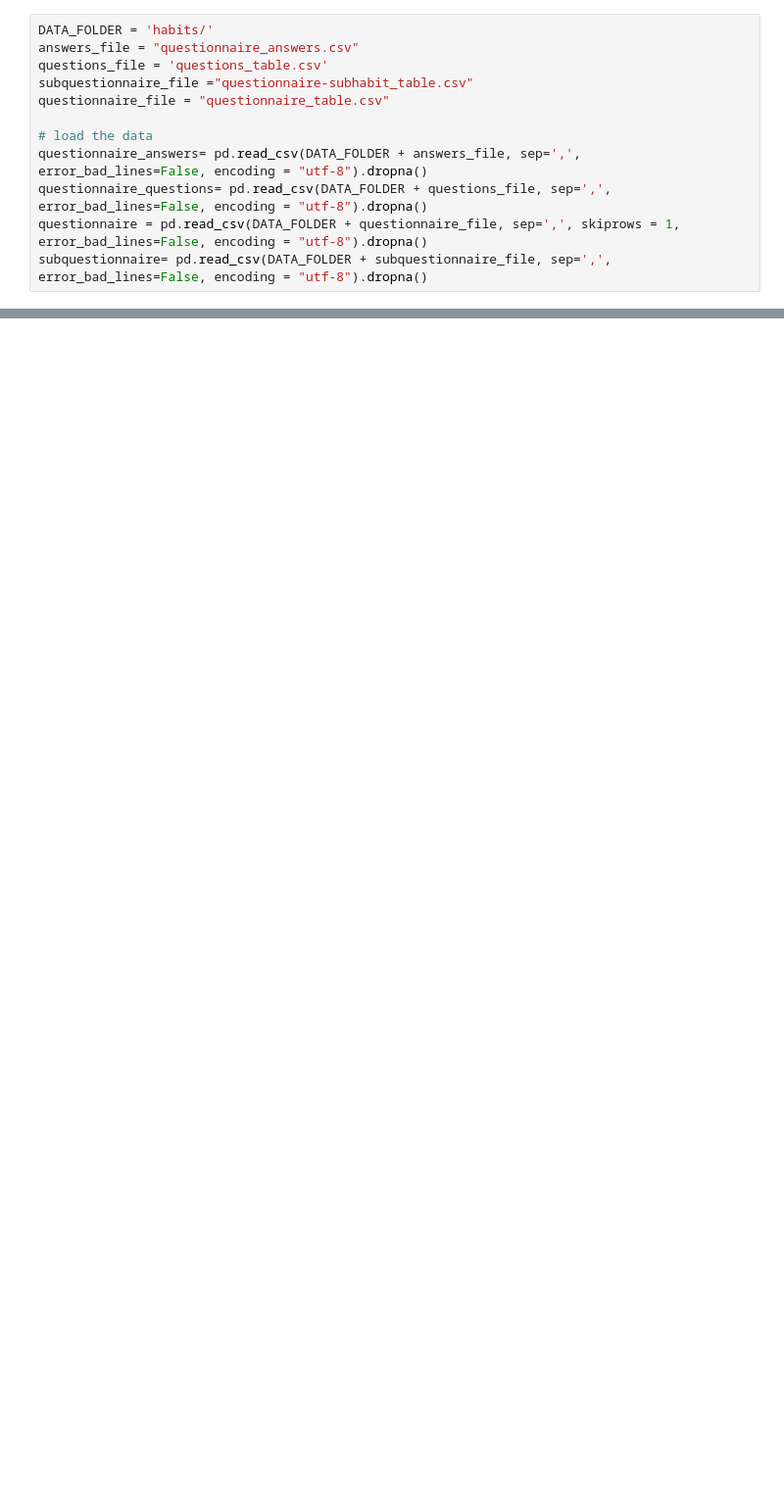
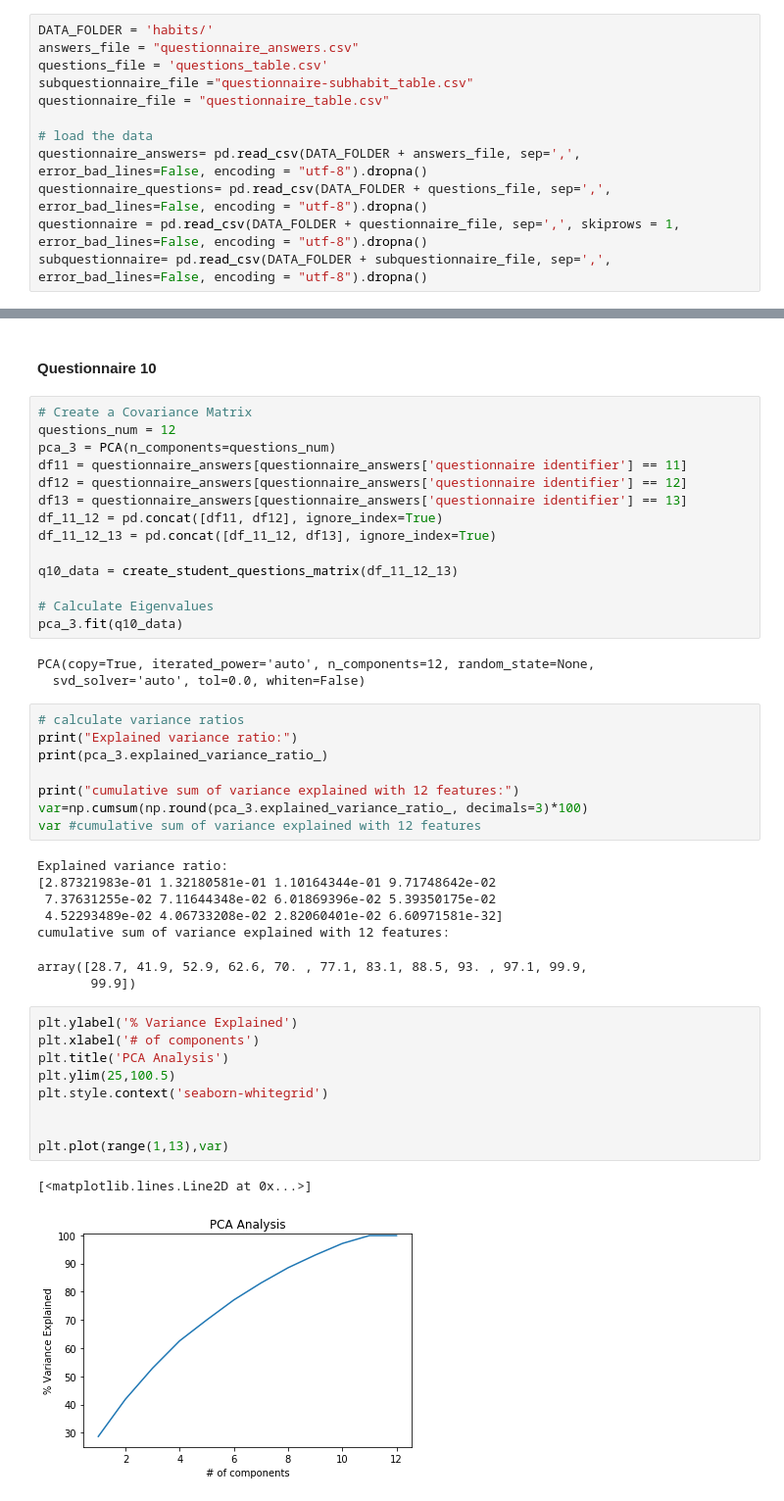
Before and after one commit to MrymZakani/SHS_project, a Jupyter notebook: correlation.ipynb, the cells around one changed output, grey strips where cells are left out. Shown at 98% size. Cells and saved outputs as stored; diff of their text form; blank space fills up the shorter version.

```diff
--- a/correlation.ipynb
+++ b/correlation.ipynb
@@ -246,0 +417,47 @@ Reliability for questionnaire Soutien des enseignant-e-s is: 0.868986747365
+# %% [markdown]
+#### Questionnaire 10
+# %%
+# Create a Covariance Matrix
+questions_num = 12
+pca_3 = PCA(n_components=questions_num)
+df11 = questionnaire_answers[questionnaire_answers['questionnaire identifier'] == 11]
+df12 = questionnaire_answers[questionnaire_answers['questionnaire identifier'] == 12]
+df13 = questionnaire_answers[questionnaire_answers['questionnaire identifier'] == 13]
+df_11_12 = pd.concat([df11, df12], ignore_index=True)
+df_11_12_13 = pd.concat([df_11_12, df13], ignore_index=True)
+
+q10_data = create_student_questions_matrix(df_11_12_13)
+
+# Calculate Eigenvalues
+pca_3.fit(q10_data)
+# %% [output]
+PCA(copy=True, iterated_power='auto', n_components=12, random_state=None,
+  svd_solver='auto', tol=0.0, whiten=False)
+# %%
+# calculate variance ratios
+print("Explained variance ratio:")
+print(pca_3.explained_variance_ratio_)
+
+print("cumulative sum of variance explained with 12 features:")
+var=np.cumsum(np.round(pca_3.explained_variance_ratio_, decimals=3)*100)
+var #cumulative sum of variance explained with 12 features
+# %% [output]
+Explained variance ratio:
+[2.87321983e-01 1.32180581e-01 1.10164344e-01 9.71748642e-02
+ 7.37631255e-02 7.11644348e-02 6.01869396e-02 5.39350175e-02
+ 4.52293489e-02 4.06733208e-02 2.82060401e-02 6.60971581e-32]
+cumulative sum of variance explained with 12 features:
+array([28.7, 41.9, 52.9, 62.6, 70. , 77.1, 83.1, 88.5, 93. , 97.1, 99.9,
+       99.9])
+# %%
+plt.ylabel('% Variance Explained')
+plt.xlabel('# of components')
+plt.title('PCA Analysis')
+plt.ylim(25,100.5)
+plt.style.context('seaborn-whitegrid')
+
+
+plt.plot(range(1,13),var)
+# %% [output]
+[<matplotlib.lines.Line2D at 0x...>]
+[figure, added]
```
Also changed, not shown: parts of 25 cells of this notebook.
